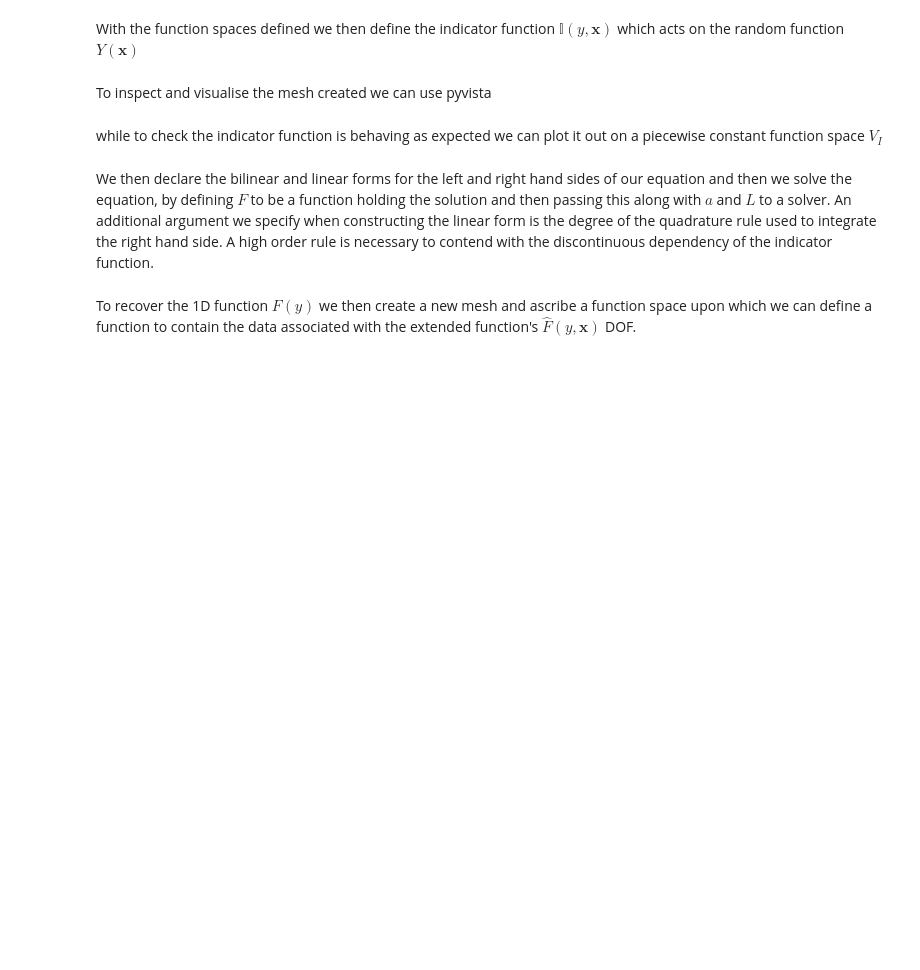
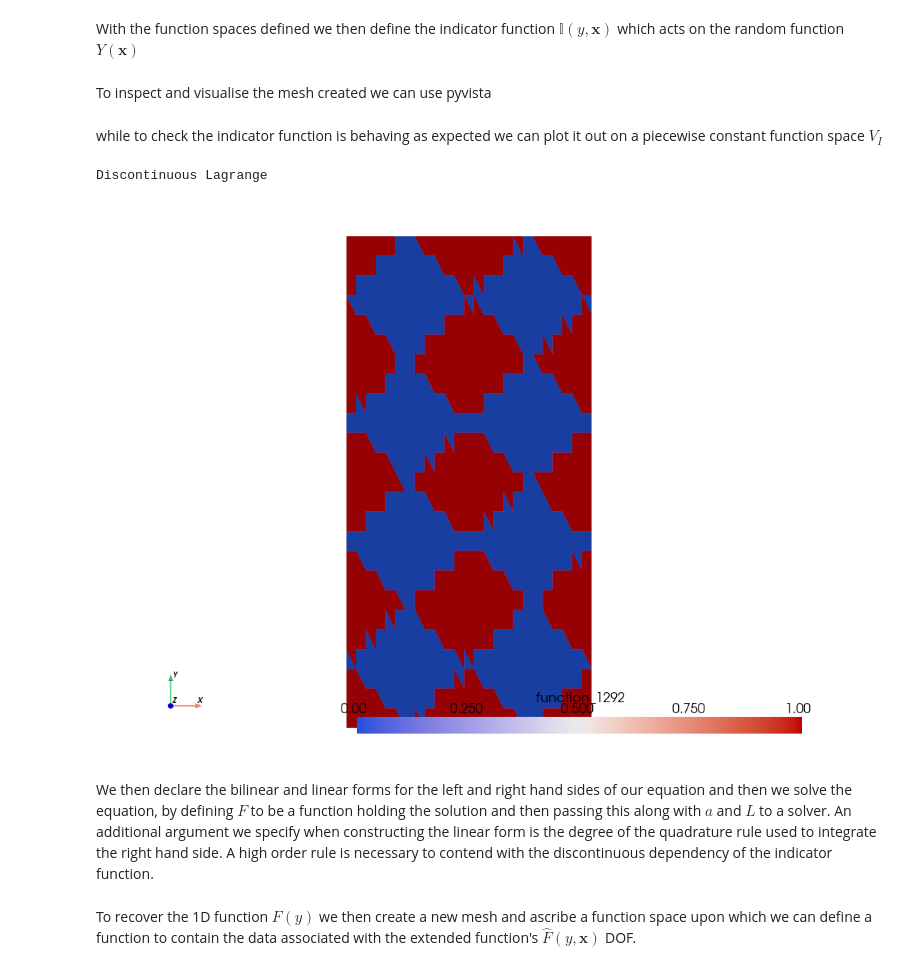
Before and after one commit to D-stratify/Numdf, a Jupyter notebook: PDF_Construction_using_extruded_mesh.ipynb, the cells around one changed output. Drawn from its saved outputs; the diff is of its cells as text; code cells hidden in the pictures; blank space fills up the shorter version.

```diff
--- a/PDF_Construction_using_extruded_mesh.ipynb
+++ b/PDF_Construction_using_extruded_mesh.ipynb
@@ -166,8 +166,8 @@ from firedrake import *
 
 # Construct the mesh
 Ny   = 25
-m_x  = IntervalMesh(1,0,2*np.pi); cell_type = "interval";  # x-direction
-#m_x  = RectangleMesh(1,1,Lx=2*np.pi,Ly=4*np.pi, originX=0.0, originY=0.0); cell_type = "triangle";
+#m_x  = IntervalMesh(1,0,2*np.pi); cell_type = "interval";  # x-direction
+m_x  = RectangleMesh(1,1,Lx=2*np.pi,Ly=2*np.pi, originX=0.0, originY=0.0); cell_type = "triangle";
 mesh = ExtrudedMesh(m_x, layers=Ny,layer_height=1./Ny,extrusion_type='uniform') # y-direction
 File("Exruded_Mesh.pvd").write(mesh)
 
@@ -181,8 +181,8 @@ V_hat_F = FunctionSpace(mesh,elt_RVF)
 With the function spaces defined we then define the indicator function $\mathbb{I}(y,\boldsymbol{x})$ which acts on the random function $Y(\boldsymbol{x})$
 # %%
 # Define the indicator function
-x,y = SpatialCoordinate(mesh)
-Indicator = conditional( sin(x)**2 < y, 1.0, 0.0)
+x1,x2,y = SpatialCoordinate(mesh)
+Indicator = conditional( sin(x1)**2  < y, 1.0, 0.0)
 # %% [markdown]
 To inspect and visualise the mesh created we can use pyvista
 # %%
@@ -202,25 +202,28 @@ static_plotter.show()
 while to check the indicator function is behaving as expected we can plot it out on a piecewise constant function space $V_I$
 # %%
 # Visualisation of the indicator function
-N_vis = 100
-mI_x  = IntervalMesh(N_vis,0,2*np.pi); cell_type = "interval";  # x-direction
-#mI_x  = RectangleMesh(N_vis,N_vis,Lx=2*np.pi,Ly=4*np.pi, originX=0.0, originY=0.0); cell_type = "triangle";
+N_vis = 25
+#mI_x = IntervalMesh(N_vis,0,2*np.pi); cell_type = "interval";  # x-direction
+mI_x  = RectangleMesh(N_vis,N_vis,Lx=2*np.pi,Ly=4*np.pi, originX=0.0, originY=0.0); cell_type = "triangle";
 meshI = ExtrudedMesh(mI_x, layers=N_vis,layer_height=1./N_vis,extrusion_type='uniform') # y-direction
 
 # Set the function-space V_I
 W   = FiniteElement(family="DG",cell=cell_type ,degree=0)
 V_F = FiniteElement(family="DG",cell="interval",degree=0)
 
 elt_WVF = TensorProductElement(W,V_F)
 V_I     = FunctionSpace(meshI,elt_WVF)
 
 I = Function(V_I)
 I.interpolate( Indicator )
 File("Indicator_Function.pvd").write(I)
 
 reader = pv.get_reader(filename="Indicator_Function.pvd")
 fdrake_mesh = reader.read()[0]
 fdrake_mesh.plot(cpos='xy',cmap='coolwarm')
+# %% [output]
+Discontinuous Lagrange
+[figure, added]
 # %% [markdown]
 We then declare the bilinear and linear forms for the left and right hand sides of our equation and then we solve the equation, by defining $F$ to be a function holding the solution and then passing this along with $a$ and $L$ to a solver. An additional argument we specify when constructing the linear form is the degree of the quadrature rule used to integrate the right hand side. A high order rule is necessary to contend with the discontinuous dependency of the indicator function.
 # %%
```
Also changed, not shown: parts of 2 cells of this notebook.
